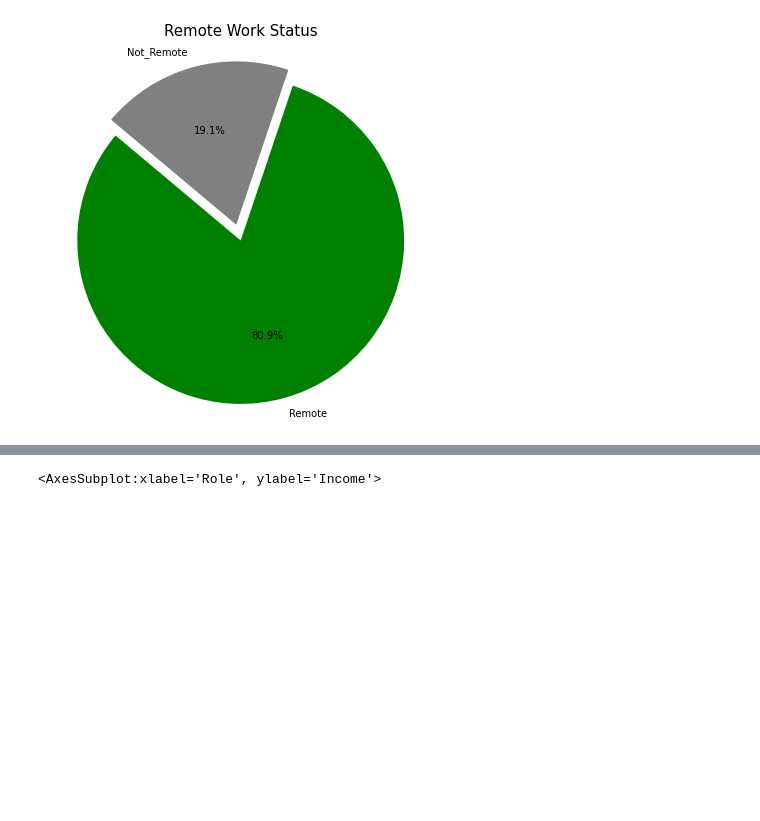
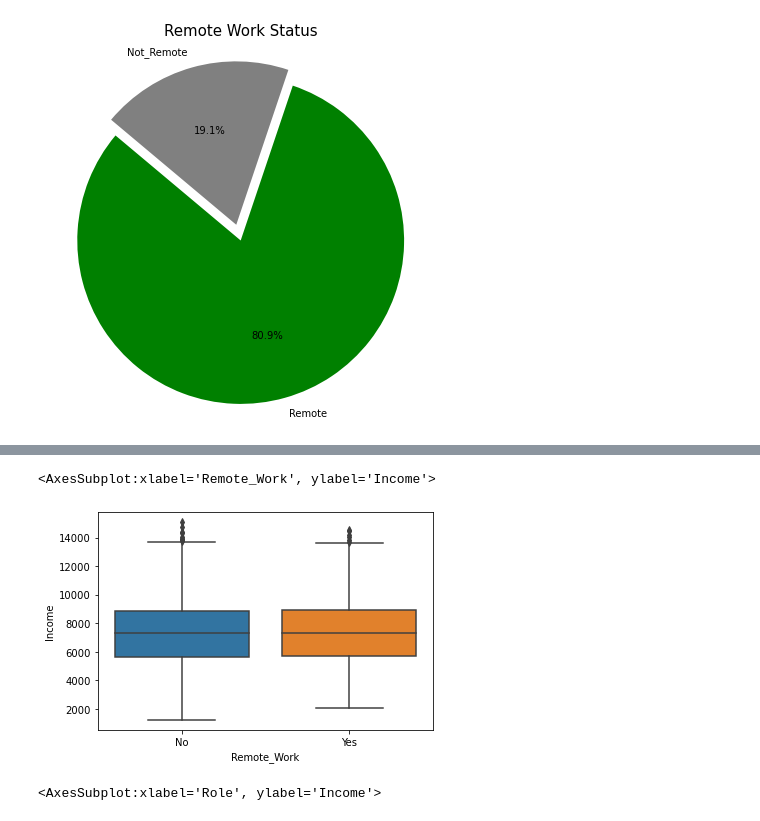
Before and after one commit to dikshya98/Python-01, a Jupyter notebook: Employee_Attrition_Analysis.ipynb, the cells around one changed output, grey strips where cells are left out. Drawn from its saved outputs; the diff is of its cells as text; code cells hidden in the pictures; blank space fills up the shorter version.

```diff
--- a/Employee_Attrition_Analysis.ipynb
+++ b/Employee_Attrition_Analysis.ipynb
@@ -161,3 +189,8 @@ plt.show()
+# %%
+sns.boxplot(data=data,x='Remote_Work',y='Income')
+# %% [output]
+<AxesSubplot:xlabel='Remote_Work', ylabel='Income'>
+[figure, added]
 # %%
 sns.barplot(x='Role',y='Income',data=data)
 # %% [output]
```
Also changed, not shown: parts of 6 cells of this notebook.
